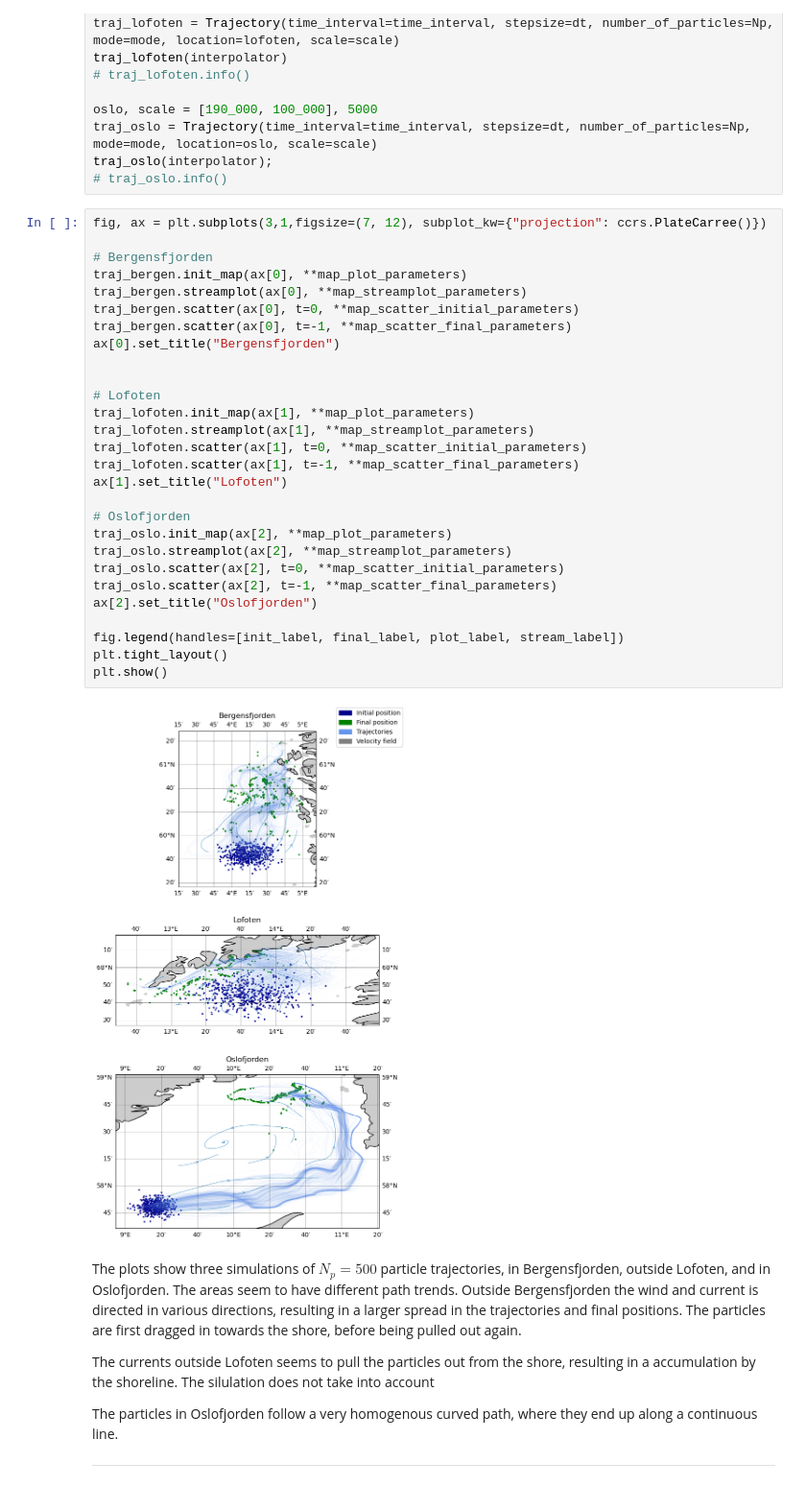
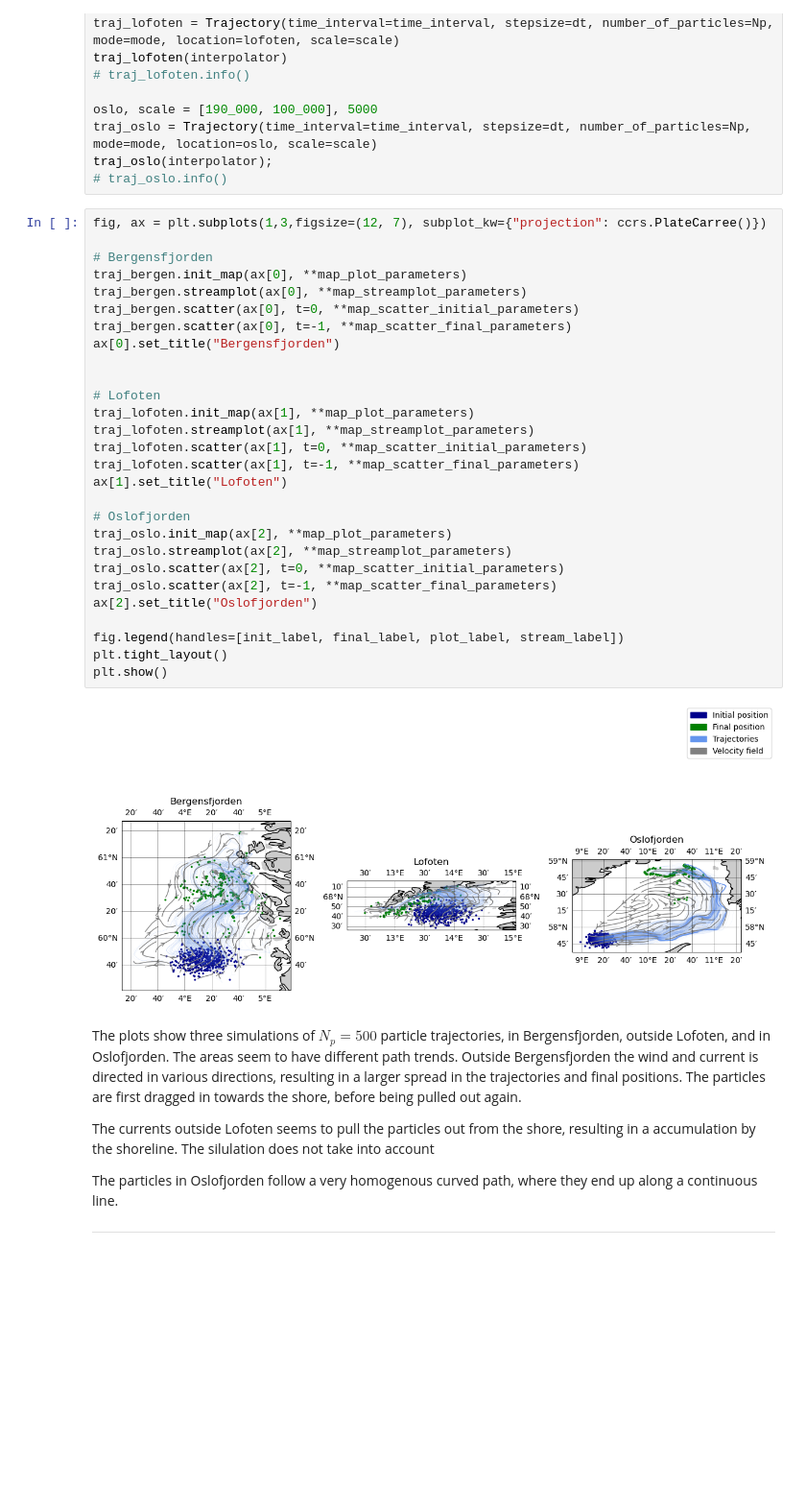
Before and after one commit to TrymSaether/Particle-transport-with-ocean-currents, a Jupyter notebook: eksempelkode.ipynb, the cells around one changed output. Shown at 96% size. Drawn from its saved outputs; the diff is of its cells as text; blank space fills up the shorter version.

```diff
--- a/eksempelkode.ipynb
+++ b/eksempelkode.ipynb
@@ -325,35 +325,35 @@ traj_oslo = Trajectory(time_interval=time_interval, stepsize=dt, number_of_parti
 traj_oslo(interpolator);
 # traj_oslo.info()
 # %%
-fig, ax = plt.subplots(3,1,figsize=(7, 12), subplot_kw={"projection": ccrs.PlateCarree()})
+fig, ax = plt.subplots(1,3,figsize=(12, 7), subplot_kw={"projection": ccrs.PlateCarree()})
 
 # Bergensfjorden
 traj_bergen.init_map(ax[0], **map_plot_parameters)
 traj_bergen.streamplot(ax[0], **map_streamplot_parameters)
 traj_bergen.scatter(ax[0], t=0, **map_scatter_initial_parameters)
 traj_bergen.scatter(ax[0], t=-1, **map_scatter_final_parameters)
 ax[0].set_title("Bergensfjorden")
 
 
 # Lofoten
 traj_lofoten.init_map(ax[1], **map_plot_parameters)
 traj_lofoten.streamplot(ax[1], **map_streamplot_parameters)
 traj_lofoten.scatter(ax[1], t=0, **map_scatter_initial_parameters)
 traj_lofoten.scatter(ax[1], t=-1, **map_scatter_final_parameters)
 ax[1].set_title("Lofoten")
 
 # Oslofjorden
 traj_oslo.init_map(ax[2], **map_plot_parameters)
 traj_oslo.streamplot(ax[2], **map_streamplot_parameters)
 traj_oslo.scatter(ax[2], t=0, **map_scatter_initial_parameters)
 traj_oslo.scatter(ax[2], t=-1, **map_scatter_final_parameters)
 ax[2].set_title("Oslofjorden")
 
 fig.legend(handles=[init_label, final_label, plot_label, stream_label])
 plt.tight_layout()
 plt.show()
 # %% [output]
-[figure, old version]
+[figure, new version]
 # %% [markdown]
 The plots show three simulations of $N_p = 500$ particle trajectories, in Bergensfjorden, outside Lofoten, and in Oslofjorden. The areas seem to have different path trends. Outside Bergensfjorden the wind and current is directed in various directions, resulting in a larger spread in the trajectories and final positions. The particles are first dragged in towards the shore, before being pulled out again.
 
```
Also changed, not shown: parts of 12 cells of this notebook, 1 other file.
